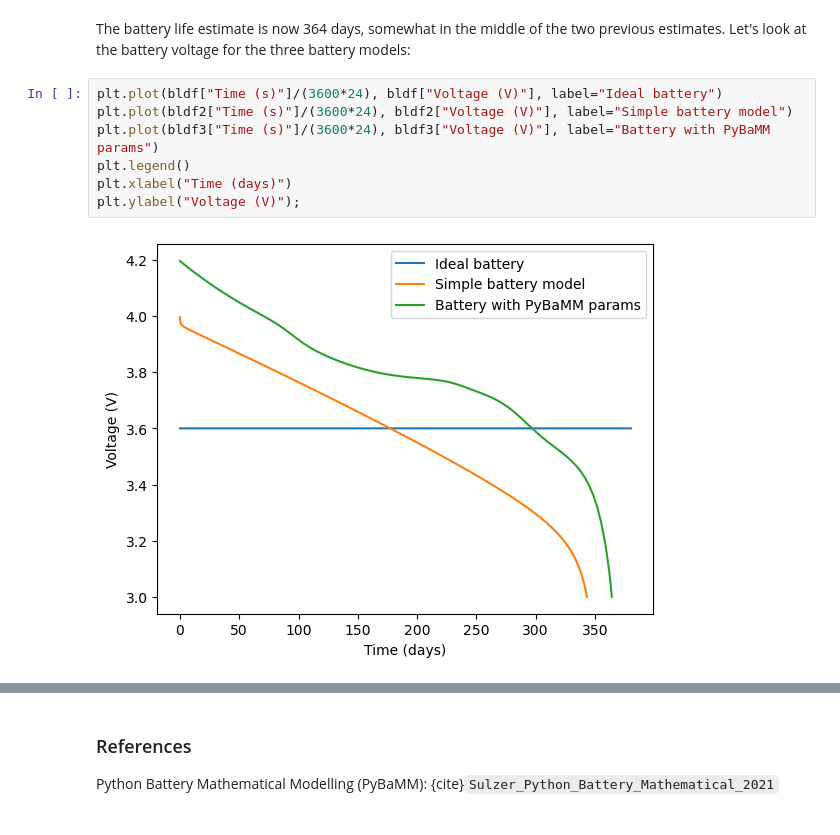
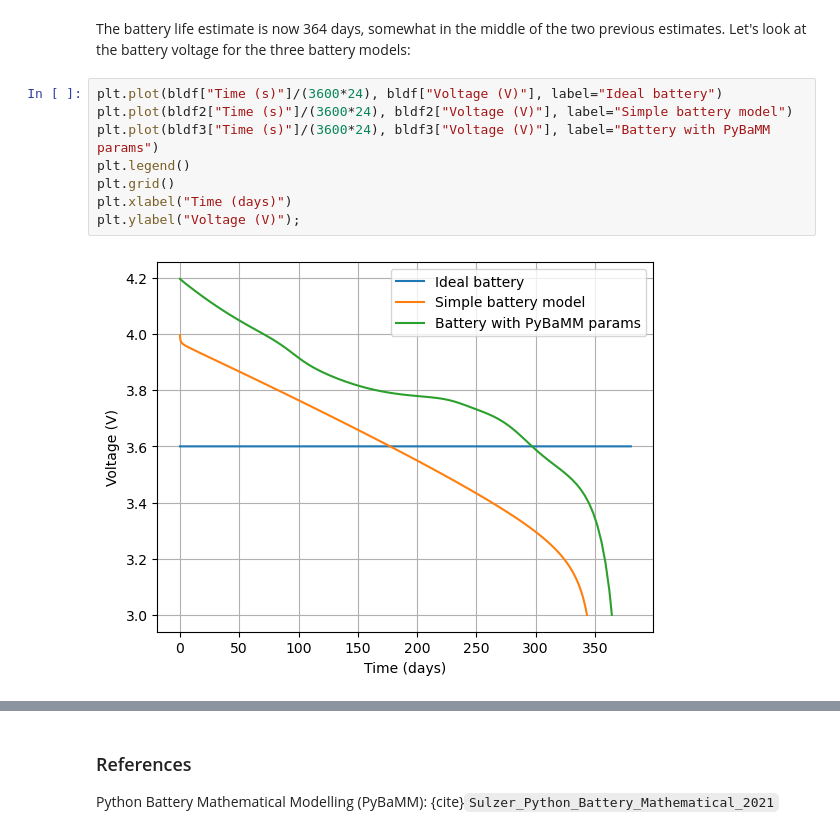
Before and after one commit to geddy11/sysloss, a Jupyter notebook: docs/nb/Battery life.ipynb, the cells around one changed output, grey strips where cells are left out. Cells and saved outputs as stored; diff of their text form.

```diff
--- a/docs/nb/Battery life.ipynb
+++ b/docs/nb/Battery life.ipynb
@@ -241,9 +245,10 @@ The battery life estimate is now 364 days, somewhat in the middle of the two pre
 # %%
 plt.plot(bldf["Time (s)"]/(3600*24), bldf["Voltage (V)"], label="Ideal battery")
 plt.plot(bldf2["Time (s)"]/(3600*24), bldf2["Voltage (V)"], label="Simple battery model")
 plt.plot(bldf3["Time (s)"]/(3600*24), bldf3["Voltage (V)"], label="Battery with PyBaMM params")
 plt.legend()
+plt.grid()
 plt.xlabel("Time (days)")
 plt.ylabel("Voltage (V)");
 # %% [output]
-[figure, old version]
+[figure, new version]
```
Also changed, not shown: parts of 16 cells of this notebook, 2 other files.
